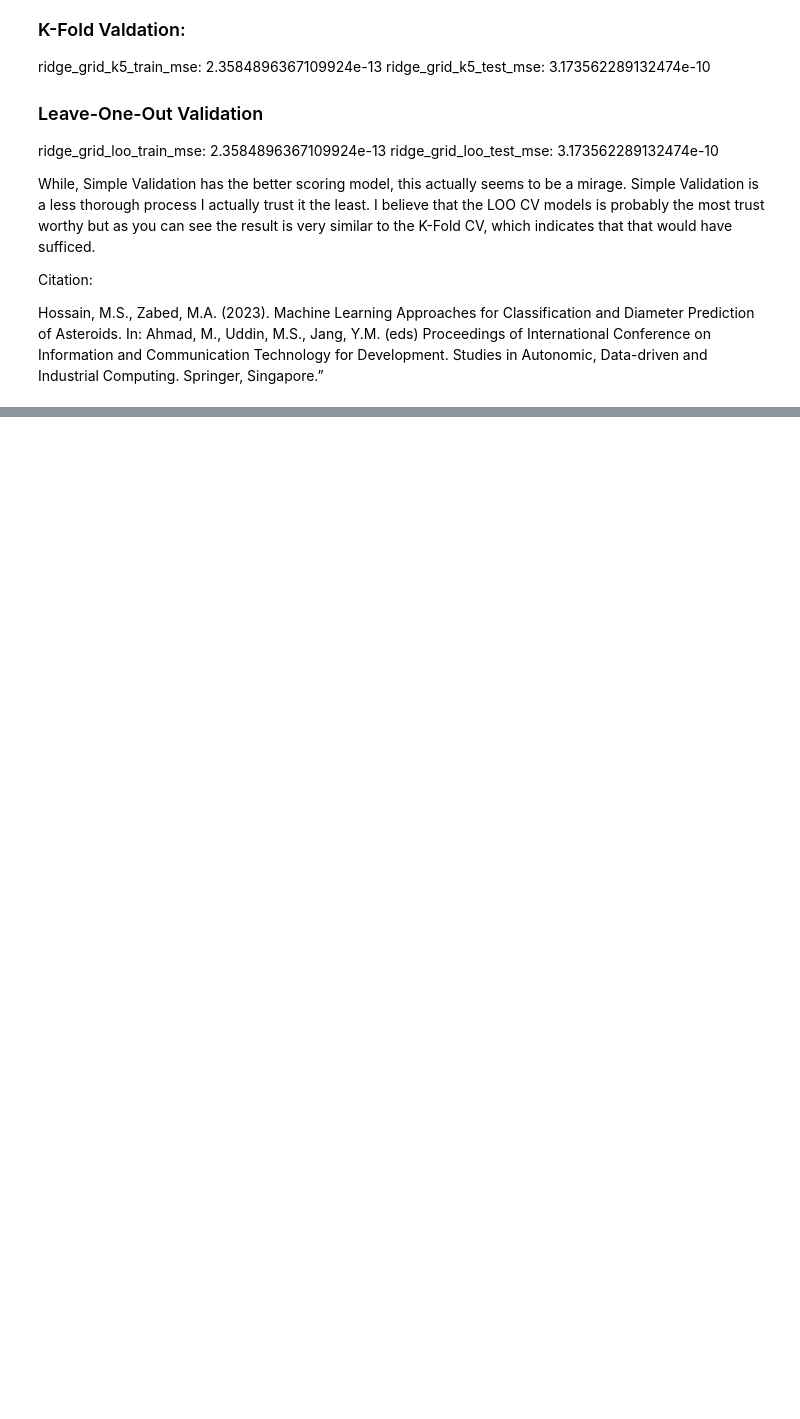
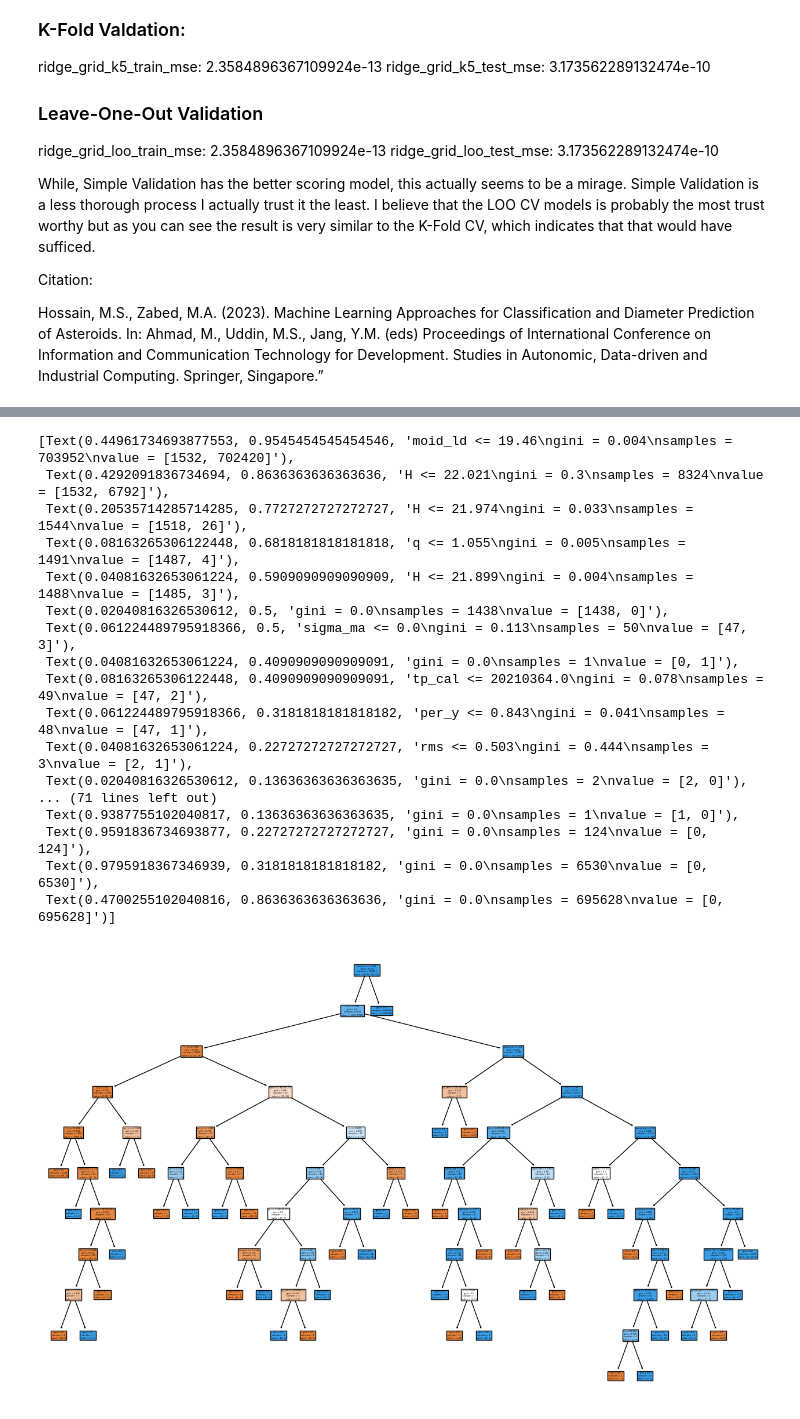
Before and after one commit to elmunoz42/mars-image-dataset-analysis, a Jupyter notebook: asteroid-analysis-w-clustering.ipynb, the cells around one changed output, grey strips where cells are left out. Cells and saved outputs as stored; diff of their text form; code cells hidden in the pictures; blank space fills up the shorter version.

```diff
--- a/asteroid-analysis-w-clustering.ipynb
+++ b/asteroid-analysis-w-clustering.ipynb
@@ -547,0 +556,26 @@ Hossain, M.S., Zabed, M.A. (2023). Machine Learning Approaches for Classificatio
+# %%
+# # # # Train the model
+dtree_max = DecisionTreeClassifier().fit(X_train, y_train)
+
+#
+plt.figure(figsize=(16, 10))
+plot_tree(dtree_max, feature_names = list(X_tree.columns), filled = True)
+# %% [output]
+[Text(0.44961734693877553, 0.9545454545454546, 'moid_ld <= 19.46\ngini = 0.004\nsamples = 703952\nvalue = [1532, 702420]'),
+ Text(0.4292091836734694, 0.8636363636363636, 'H <= 22.021\ngini = 0.3\nsamples = 8324\nvalue = [1532, 6792]'),
+ Text(0.20535714285714285, 0.7727272727272727, 'H <= 21.974\ngini = 0.033\nsamples = 1544\nvalue = [1518, 26]'),
+ Text(0.08163265306122448, 0.6818181818181818, 'q <= 1.055\ngini = 0.005\nsamples = 1491\nvalue = [1487, 4]'),
+ Text(0.04081632653061224, 0.5909090909090909, 'H <= 21.899\ngini = 0.004\nsamples = 1488\nvalue = [1485, 3]'),
+ Text(0.02040816326530612, 0.5, 'gini = 0.0\nsamples = 1438\nvalue = [1438, 0]'),
+ Text(0.061224489795918366, 0.5, 'sigma_ma <= 0.0\ngini = 0.113\nsamples = 50\nvalue = [47, 3]'),
+ Text(0.04081632653061224, 0.4090909090909091, 'gini = 0.0\nsamples = 1\nvalue = [0, 1]'),
+ Text(0.08163265306122448, 0.4090909090909091, 'tp_cal <= 20210364.0\ngini = 0.078\nsamples = 49\nvalue = [47, 2]'),
+ Text(0.061224489795918366, 0.3181818181818182, 'per_y <= 0.843\ngini = 0.041\nsamples = 48\nvalue = [47, 1]'),
+ Text(0.04081632653061224, 0.22727272727272727, 'rms <= 0.503\ngini = 0.444\nsamples = 3\nvalue = [2, 1]'),
+ Text(0.02040816326530612, 0.13636363636363635, 'gini = 0.0\nsamples = 2\nvalue = [2, 0]'),
+... (71 lines left out)
+ Text(0.9387755102040817, 0.13636363636363635, 'gini = 0.0\nsamples = 1\nvalue = [1, 0]'),
+ Text(0.9591836734693877, 0.22727272727272727, 'gini = 0.0\nsamples = 124\nvalue = [0, 124]'),
+ Text(0.9795918367346939, 0.3181818181818182, 'gini = 0.0\nsamples = 6530\nvalue = [0, 6530]'),
+ Text(0.4700255102040816, 0.8636363636363636, 'gini = 0.0\nsamples = 695628\nvalue = [0, 695628]')]
+[figure, added]
```
Also changed, not shown: parts of 17 cells of this notebook, 3 other files.
